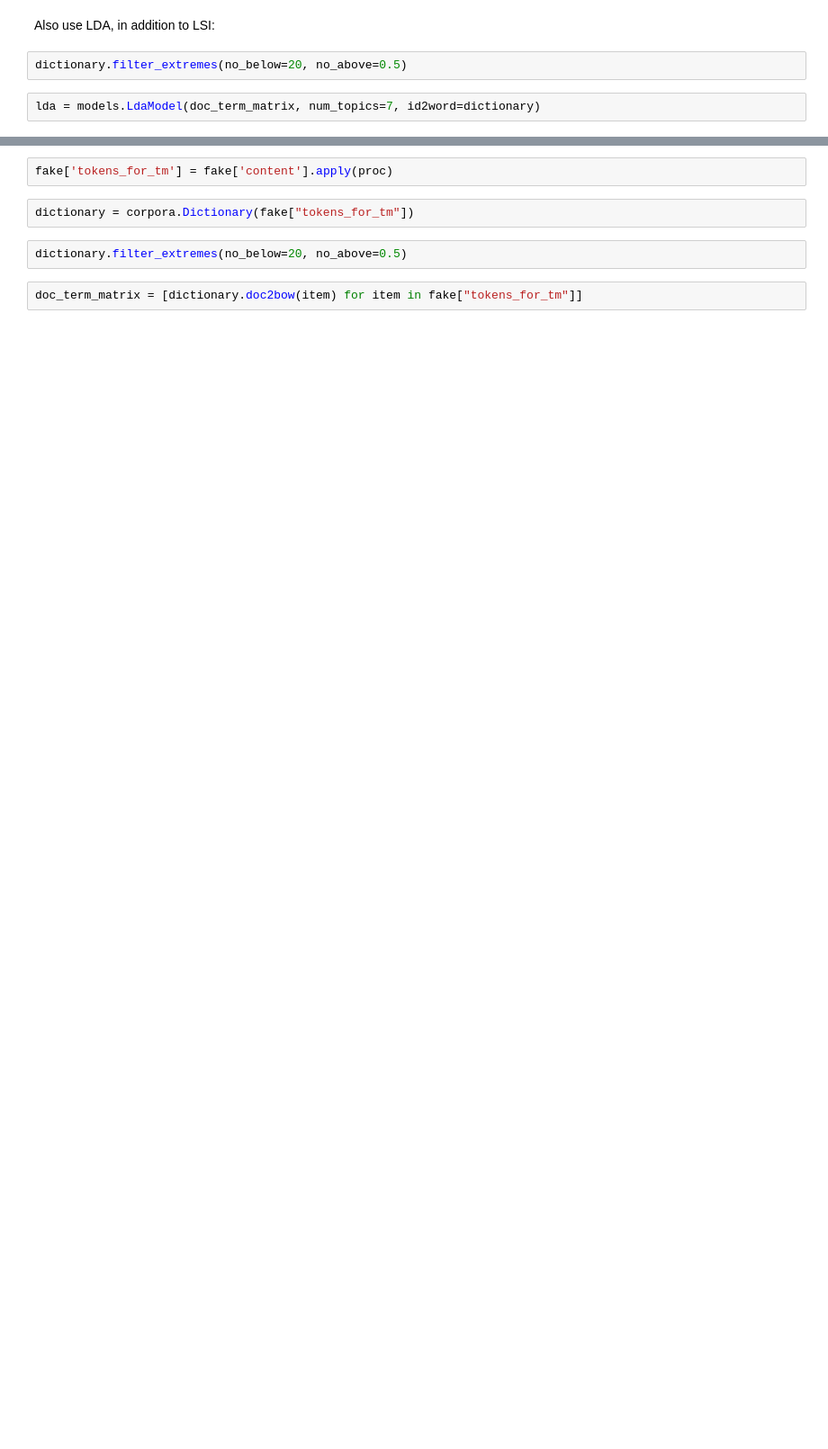
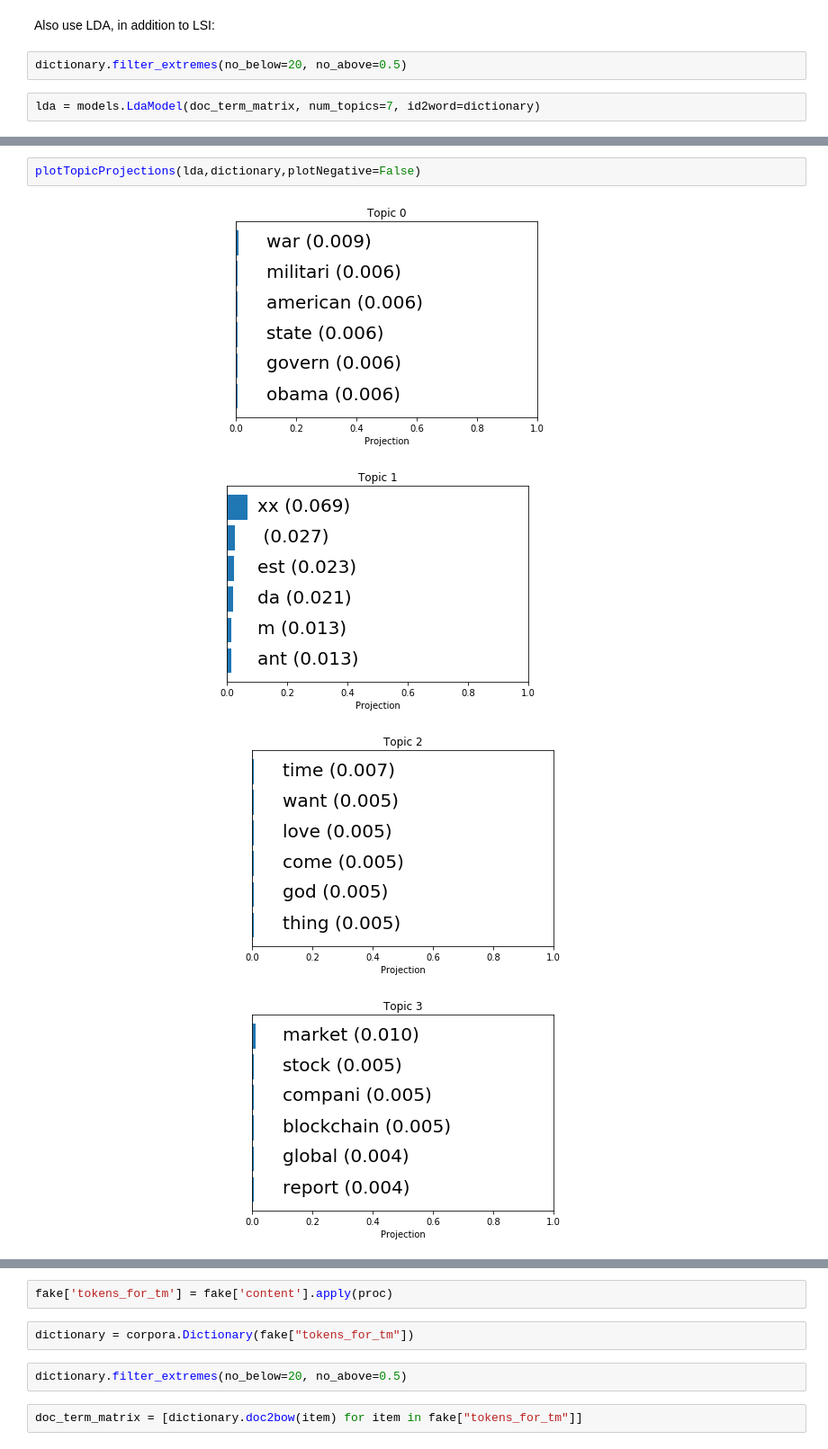
Before and after one commit to bijaykahar/English-Fake-News-Project, a Jupyter notebook: analysis.ipynb, the cells around one changed output, grey strips where cells are left out. Shown at 90% size. Saved outputs shown, nothing was run; the diff lists cells and outputs as text; blank space fills up the shorter version.

```diff
--- a/analysis.ipynb
+++ b/analysis.ipynb
@@ -1331,0 +1396,7 @@ print (output)
+# %%
+plotTopicProjections(lda,dictionary,plotNegative=False)
+# %% [output]
+[figure, added]
+[figure, added]
+[figure, added]
+[figure, added]
```
Also changed, not shown: parts of 23 cells of this notebook.
